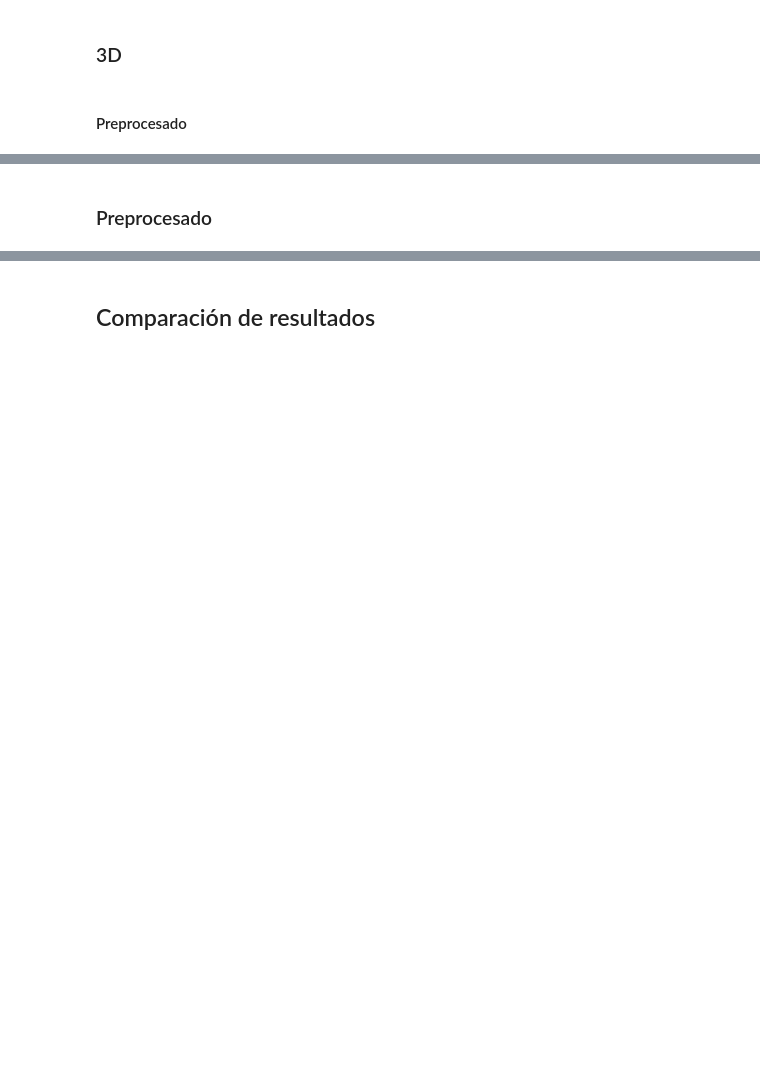
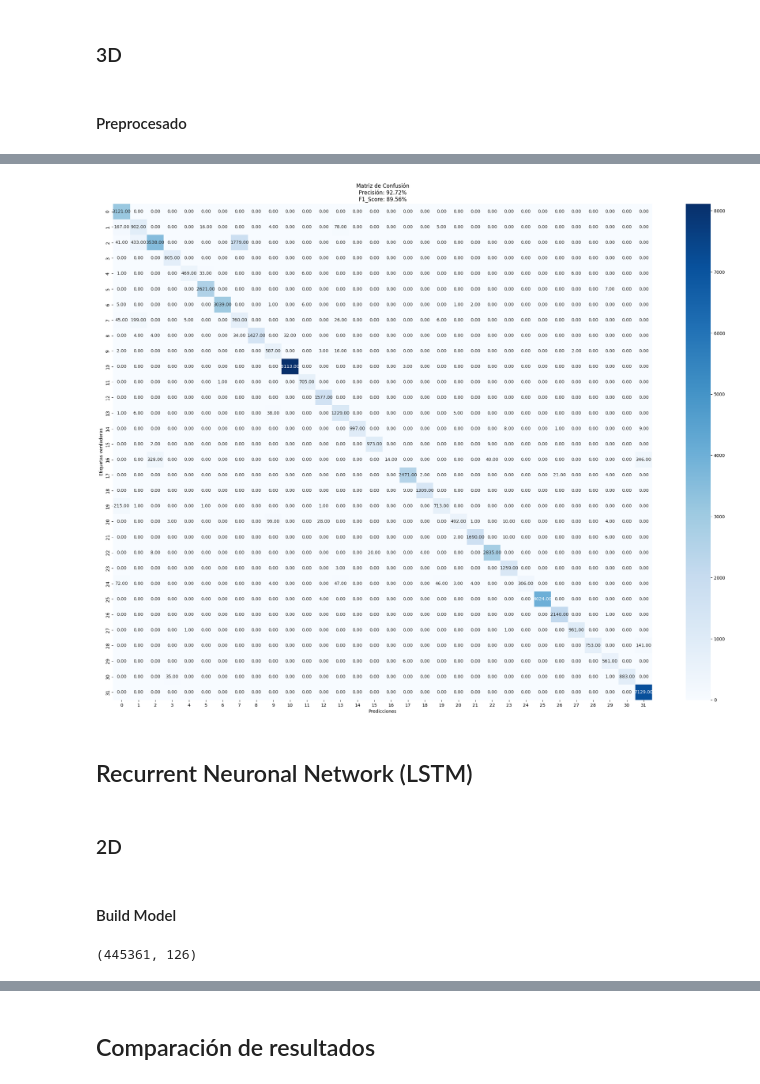
Before and after one commit to XxANTONIO73xX/CDI-Final, a Jupyter notebook: notebooks/notebook.ipynb, the cells around one changed output, grey strips where cells are left out. Cells and saved outputs as stored; diff of their text form; code cells hidden in the pictures; blank space fills up the shorter version.

```diff
--- a/notebooks/notebook.ipynb
+++ b/notebooks/notebook.ipynb
@@ -603,0 +769,3 @@ for folder, i in zip(os.listdir(dir_path), range(len(os.listdir(dir_path)))):
+# %%
+Y = data_3d["class"]
+X = data_3d.iloc[:, 1:]
@@ -603,0 +781,9 @@ for folder, i in zip(os.listdir(dir_path), range(len(os.listdir(dir_path)))):
+# %%
+model = tf.keras.models.Sequential([
+    tf.keras.layers.Input((189, )),
+    tf.keras.layers.Dropout(0.2),
+    tf.keras.layers.Dense(20, activation='relu'),
+    tf.keras.layers.Dropout(0.4),
+    tf.keras.layers.Dense(10, activation='relu'),
+    tf.keras.layers.Dense(32, activation='softmax')
+])
@@ -603,0 +812,14 @@ for folder, i in zip(os.listdir(dir_path), range(len(os.listdir(dir_path)))):
+# %%
+model.compile(
+    optimizer='adam',
+    loss='sparse_categorical_crossentropy',
+    metrics=['accuracy']
+)
+# %%
+model.fit(
+    X_train,
+    Y_train,
+    epochs=50,
+    batch_size=128,
+    validation_data=(X_test, Y_test)
+)
@@ -603,0 +845,20 @@ for folder, i in zip(os.listdir(dir_path), range(len(os.listdir(dir_path)))):
+# %%
+Y_pred = model.predict(X_vali)
+y_pred = np.argmax(Y_pred, axis=1)
+# Crear la matriz de confusión
+conf_mat = confusion_matrix(Y_vali, y_pred)
+accuracy = accuracy_score(Y_vali, y_pred)
+f1 = f1_score(Y_vali, y_pred, average='macro')
+
+# Limitar la cantidad de clases mostradas en los ejes
+classes_to_show = np.arange(0, 32)  # Puedes ajustar esto según tus necesidades
+
+# Visualizar la matriz de confusión normalizada usando seaborn
+plt.figure(figsize=(27, 20))
+sns.heatmap(conf_mat, annot=True, fmt='.2f', cmap='Blues',
+            xticklabels=classes_to_show, yticklabels=classes_to_show)
+plt.xlabel('Predicciones')
+plt.ylabel('Etiquetas verdaderas')
+plt.title(f"Matriz de Confusión\nPrecisión: {accuracy:.2%}\nF1_Score: {f1:.2%}")
+plt.show()
+# %% [output]
@@ -604,2 +866,7 @@ for folder, i in zip(os.listdir(dir_path), range(len(os.listdir(dir_path)))):
+[figure, added]
+# %% [markdown]
+## Recurrent Neuronal Network (LSTM)
 # %% [markdown]
-### Preprocesado
+### 2D
+# %% [markdown]
+#### Build Model
@@ -605,0 +881,4 @@ for folder, i in zip(os.listdir(dir_path), range(len(os.listdir(dir_path)))):
+# %%
+X_train.shape
+# %% [output]
+(445361, 126)
```
Also changed, not shown: parts of 73 cells of this notebook, 8 other files.
